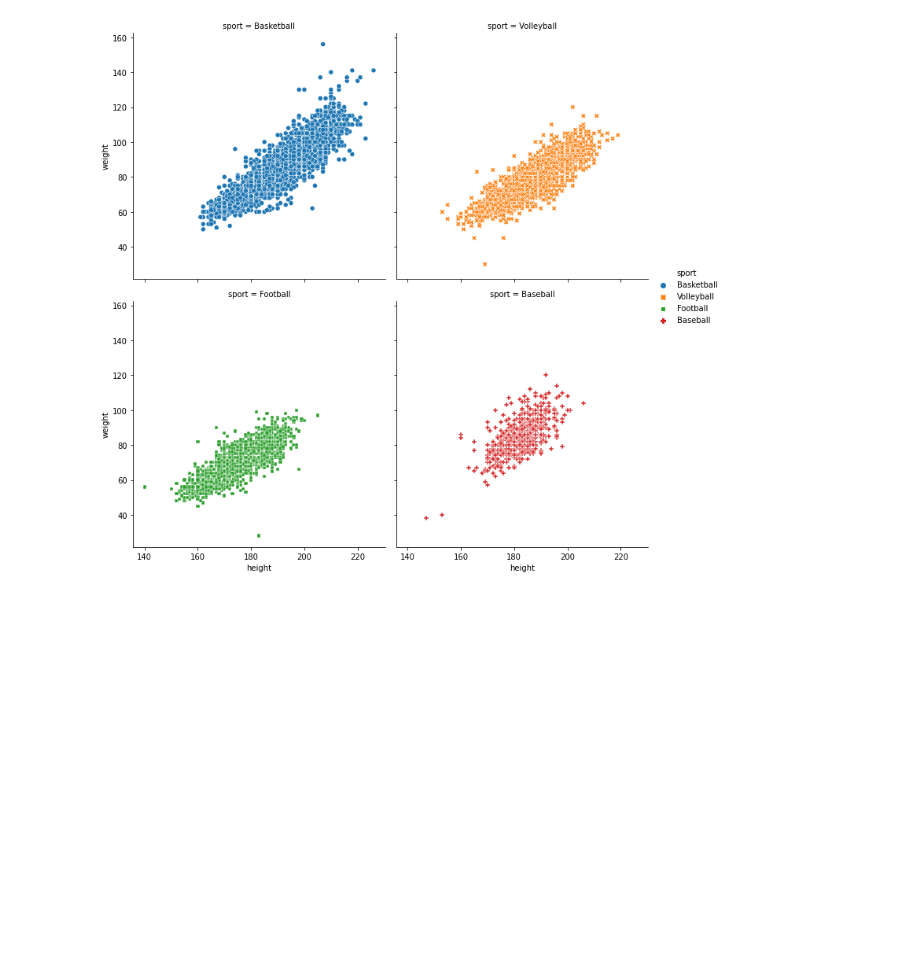
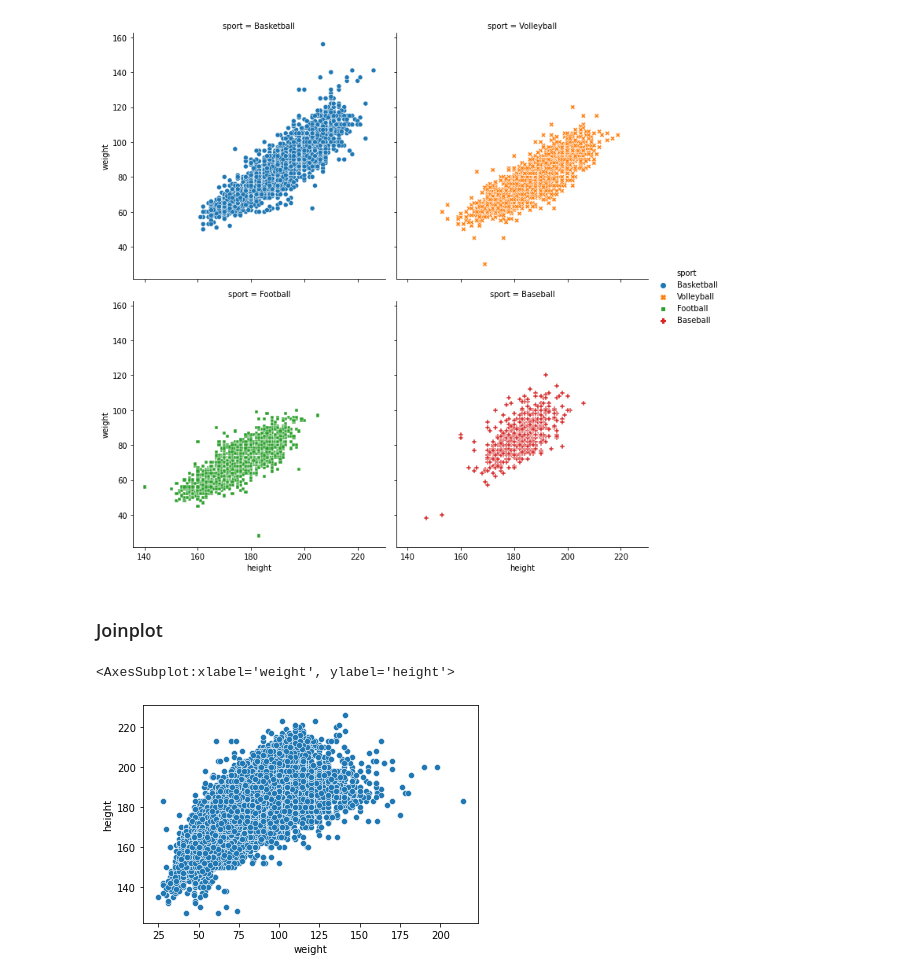
Before and after one commit to SanLnAlan/B2-Analisis-de-Datos-con-Python-2020-2021-Santander, a Jupyter notebook: Sesion-06/en clase sesion6.ipynb, the cells around one changed output. Cells and saved outputs as stored; diff of their text form; code cells hidden in the pictures; blank space fills up the shorter version.

```diff
--- a/Sesion-06/en clase sesion6.ipynb
+++ b/Sesion-06/en clase sesion6.ipynb
@@ -190,0 +188,8 @@ sns.relplot(data=df_sport,x='height',y='weight',kind='scatter',hue='sport',style
+# %% [markdown]
+### Joinplot
+# %%
+df_grouped = df.groupby('name')[['height','weight']].max()
+sns.scatterplot(data=df_grouped,x='weight',y='height')
+# %% [output]
+<AxesSubplot:xlabel='weight', ylabel='height'>
+[figure, added]
```
Also changed, not shown: parts of 9 cells of this notebook, 16 other files.
